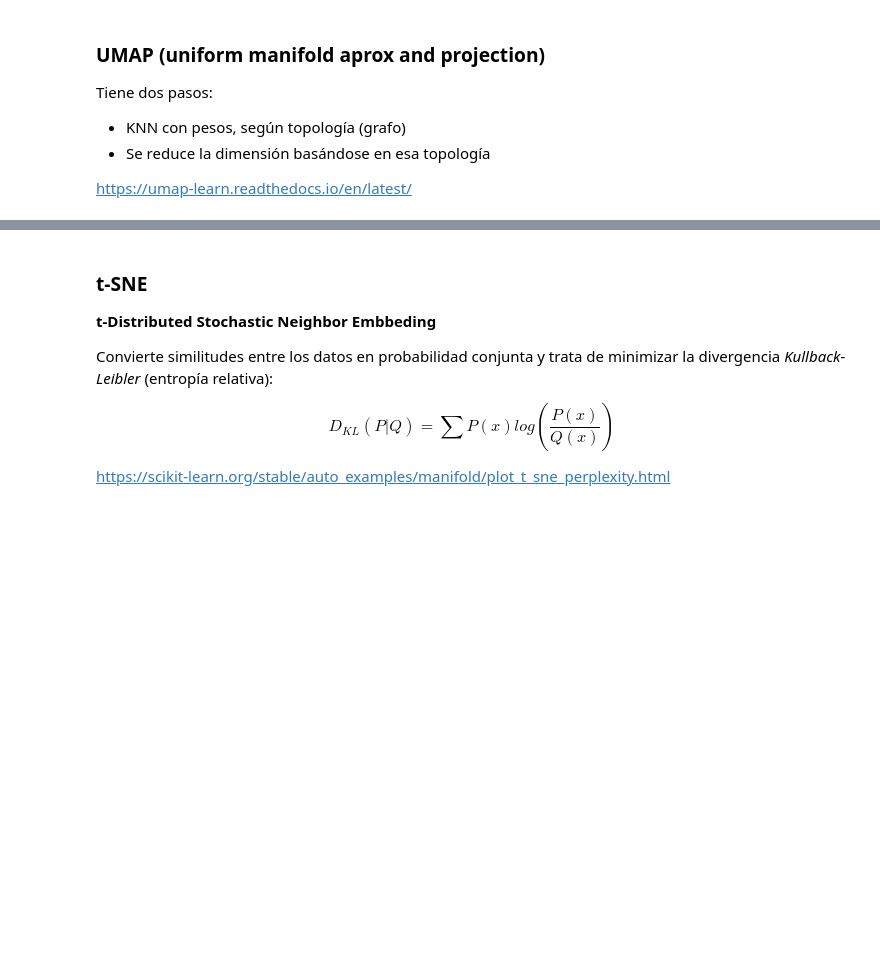
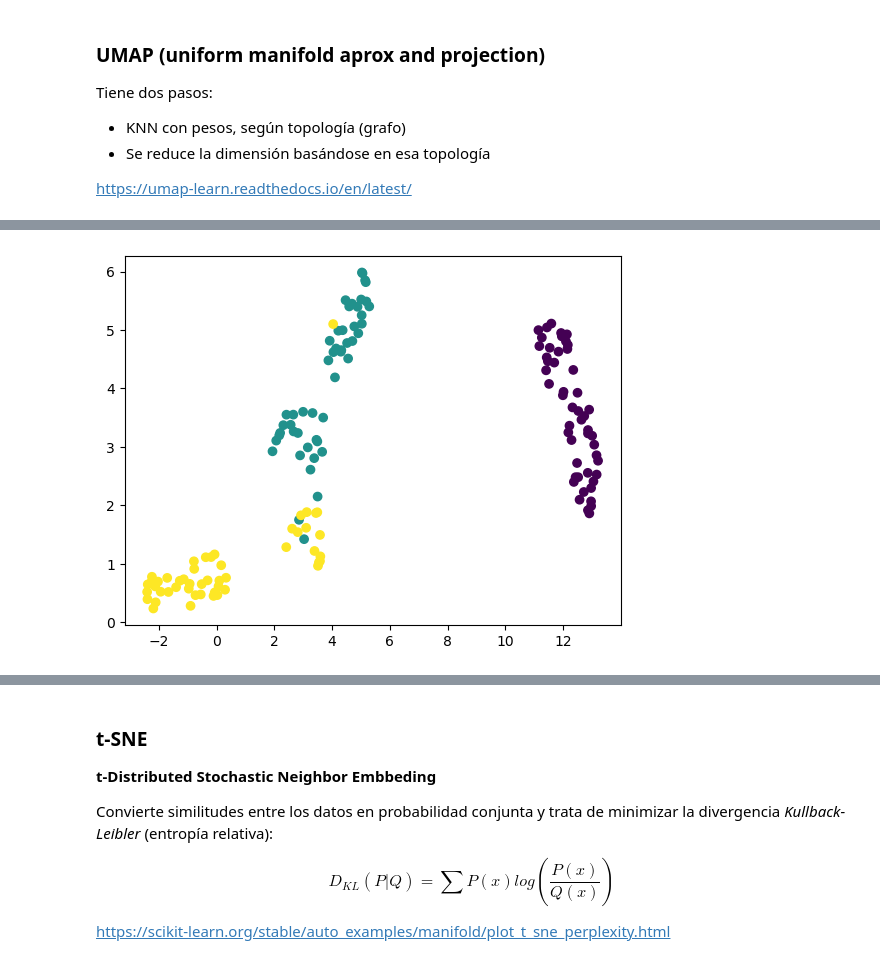
Before and after one commit to Ironhack-Data-Madrid-Octubre-2023/apuntes_clase, a Jupyter notebook: semana_7/3.2 - Reduccion de dimensiones.ipynb, the cells around one changed output, grey strips where cells are left out. Drawn from its saved outputs; the diff is of its cells as text; code cells hidden in the pictures; blank space fills up the shorter version.

```diff
--- a/semana_7/3.2 - Reduccion de dimensiones.ipynb
+++ b/semana_7/3.2 - Reduccion de dimensiones.ipynb
@@ -92,0 +316,6 @@ https://umap-learn.readthedocs.io/en/latest/
+# %%
+data = load_iris().data
+# %%
+reduc = umap.UMAP(n_components=2).fit_transform(data)
+
+reduc.shape
@@ -92,0 +335,9 @@ https://umap-learn.readthedocs.io/en/latest/
+# %%
+import pylab as plt
+
+plt.scatter(reduc[:, 0],    # X
+            reduc[:, 1],
+            c=load_iris().target
+           );
+# %% [output]
+[figure, added]
```
Also changed, not shown: parts of 43 cells of this notebook.
